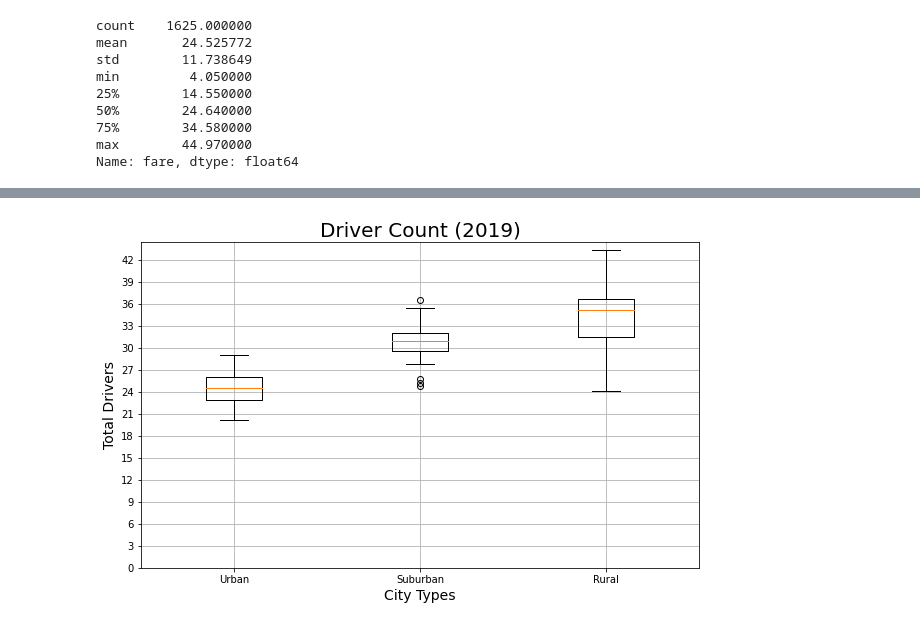
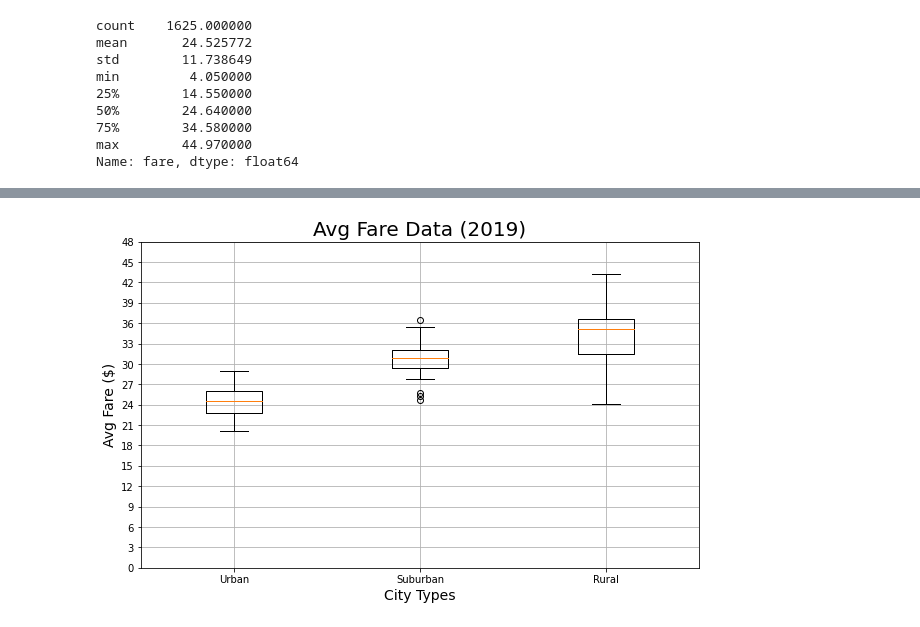
Before and after one commit to CarlS2rt/PyBer_Analysis, a Jupyter notebook: PyBer.ipynb, the cells around one changed output, grey strips where cells are left out. Drawn from its saved outputs; the diff is of its cells as text; code cells hidden in the pictures.

Commit message:
updated charts

```diff
--- a/PyBer.ipynb
+++ b/PyBer.ipynb
@@ -509,16 +493,16 @@ plt.show()
-# %%
-# Add all Fare count box-and-whisker plots to the same graph.
-x_labels = ["Urban", "Suburban","Rural"]
-driver_count_data = [urban_drivers, suburban_drivers, rural_drivers]
-fig, ax = plt.subplots(figsize=(10, 6))
-ax.set_title('Driver Count (2019)',fontsize=20)
-ax.set_ylabel('Total Drivers',fontsize=14)
-ax.set_xlabel("City Types",fontsize=14)
-ax.boxplot(avg_fare_data, labels=x_labels)
-ax.set_yticks(np.arange(0, 45, step=3.0))
-ax.grid()
-# Save the figure.
-plt.savefig("analysis/Fig4.png")
-plt.show()
-# %% [output]
-[figure, removed]
+# %%
+# Add all Fare count box-and-whisker plots to the same graph.
+x_labels = ["Urban", "Suburban","Rural"]
+avg_fare_data = [urban_avg_fare, suburban_avg_fare, rural_avg_fare]
+fig, ax = plt.subplots(figsize=(10, 6))
+ax.set_title('Avg Fare Data (2019)',fontsize=20)
+ax.set_ylabel('Avg Fare ($)',fontsize=14)
+ax.set_xlabel("City Types",fontsize=14)
+ax.boxplot(avg_fare_data, labels=x_labels)
+ax.set_yticks(np.arange(0, 50, step=3.0))
+ax.grid()
+# Save the figure.
+plt.savefig("analysis/Fig3.png")
+plt.show()
+# %% [output]
+[figure, added]
```
Also changed, not shown: parts of 3 cells of this notebook, 2 other files.
